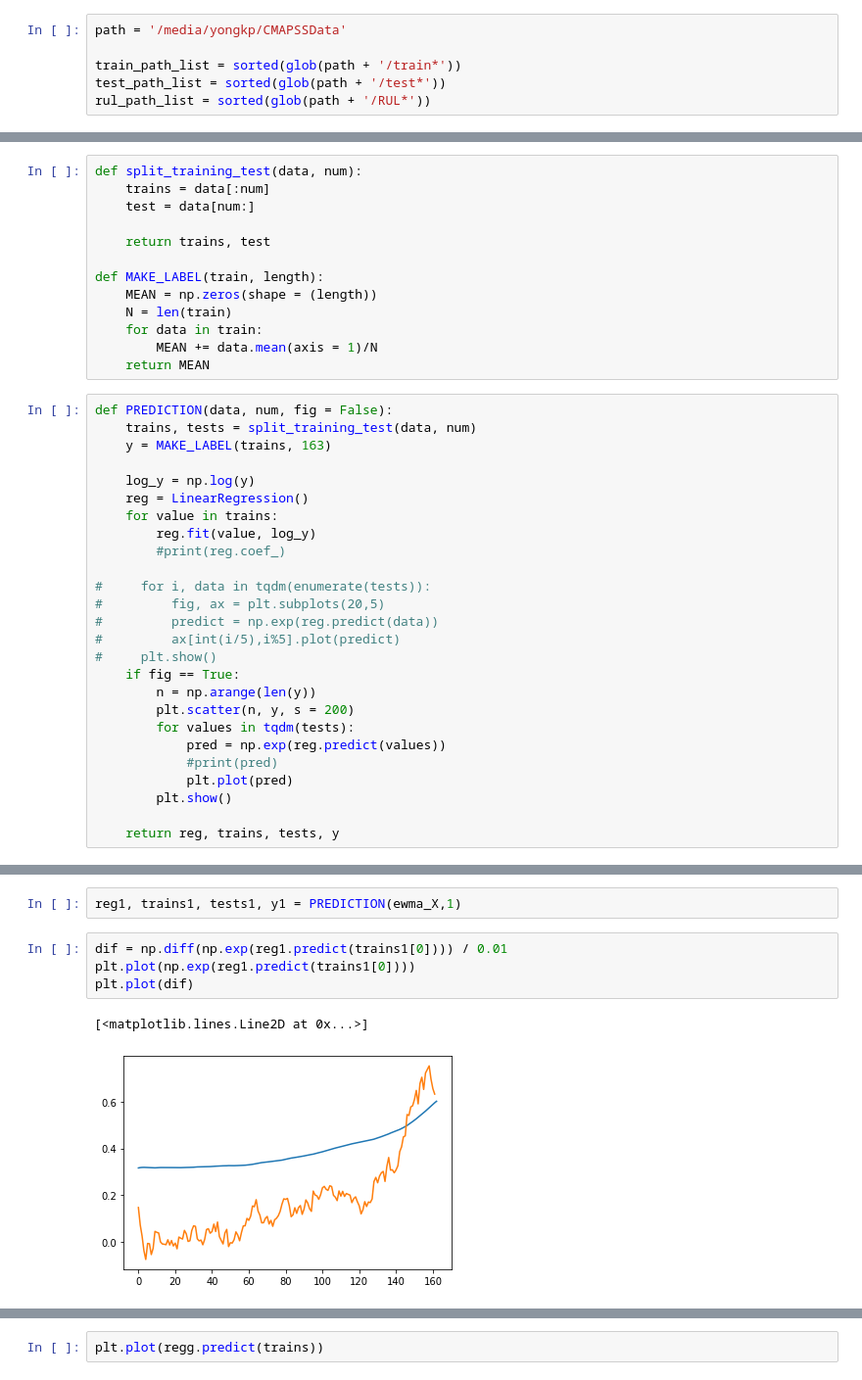
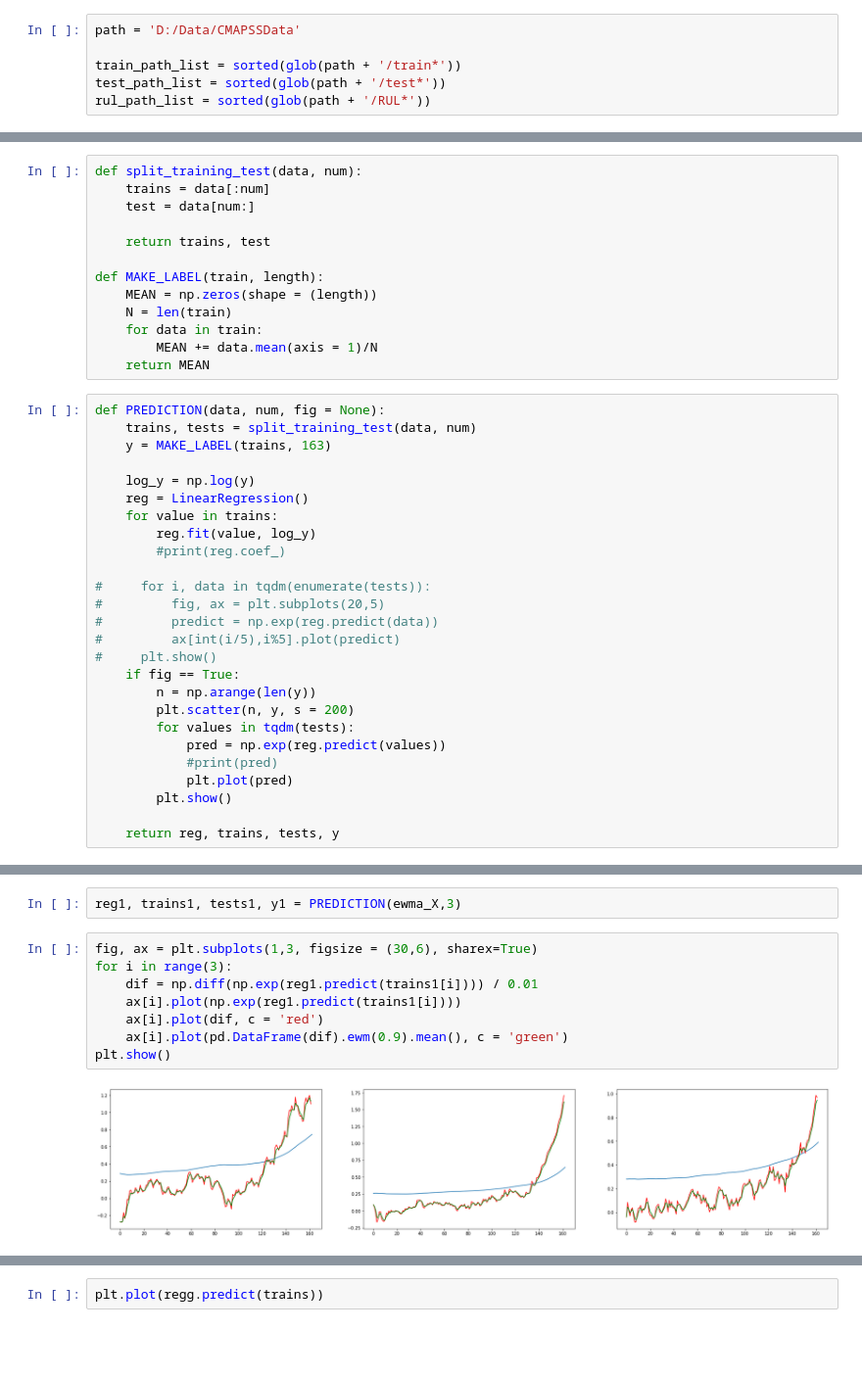
Before and after one commit to kEEPpp/PHM-Competition, a Jupyter notebook: CMAPSS/exponential_only_FD001.ipynb, the cells around one changed output, grey strips where cells are left out. Shown at 98% size. Cells and saved outputs as stored; diff of their text form; blank space fills up the shorter version.

```diff
--- a/CMAPSS/exponential_only_FD001.ipynb
+++ b/CMAPSS/exponential_only_FD001.ipynb
@@ -12,5 +18,5 @@ from sklearn.linear_model import LinearRegression
 # %%
-path = '/media/yongkp/CMAPSSData'
+path = 'D:/Data/CMAPSSData'
 
 train_path_list = sorted(glob(path + '/train*'))
 test_path_list = sorted(glob(path + '/test*'))
@@ -179,7 +189,7 @@ def MAKE_LABEL(train, length):
         MEAN += data.mean(axis = 1)/N
     return MEAN
 # %%
-def PREDICTION(data, num, fig = False):
+def PREDICTION(data, num, fig = None):
     trains, tests = split_training_test(data, num)
     y = MAKE_LABEL(trains, 163)
 
@@ -217,9 +240,12 @@ reg4 = PREDICTION(ewma_X,90)
 # %%
-reg1, trains1, tests1, y1 = PREDICTION(ewma_X,1)
+reg1, trains1, tests1, y1 = PREDICTION(ewma_X,3)
 # %%
-dif = np.diff(np.exp(reg1.predict(trains1[0]))) / 0.01
-plt.plot(np.exp(reg1.predict(trains1[0])))
-plt.plot(dif)
+fig, ax = plt.subplots(1,3, figsize = (30,6), sharex=True)
+for i in range(3):
+    dif = np.diff(np.exp(reg1.predict(trains1[i]))) / 0.01
+    ax[i].plot(np.exp(reg1.predict(trains1[i])))
+    ax[i].plot(dif, c = 'red')
+    ax[i].plot(pd.DataFrame(dif).ewm(0.9).mean(), c = 'green')
+plt.show()
 # %% [output]
-[<matplotlib.lines.Line2D at 0x...>]
-[figure, old version]
+[figure, new version]
```
Also changed, not shown: parts of 17 cells of this notebook.
